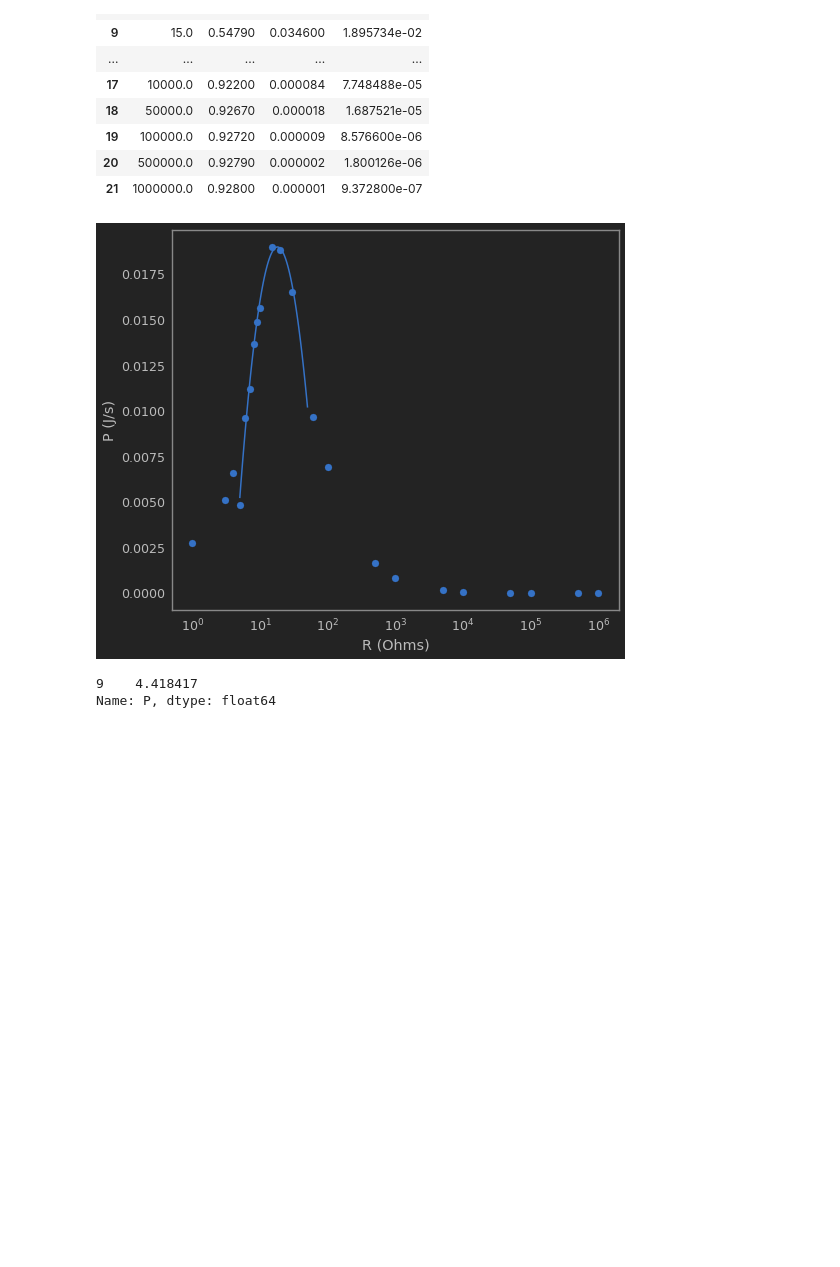
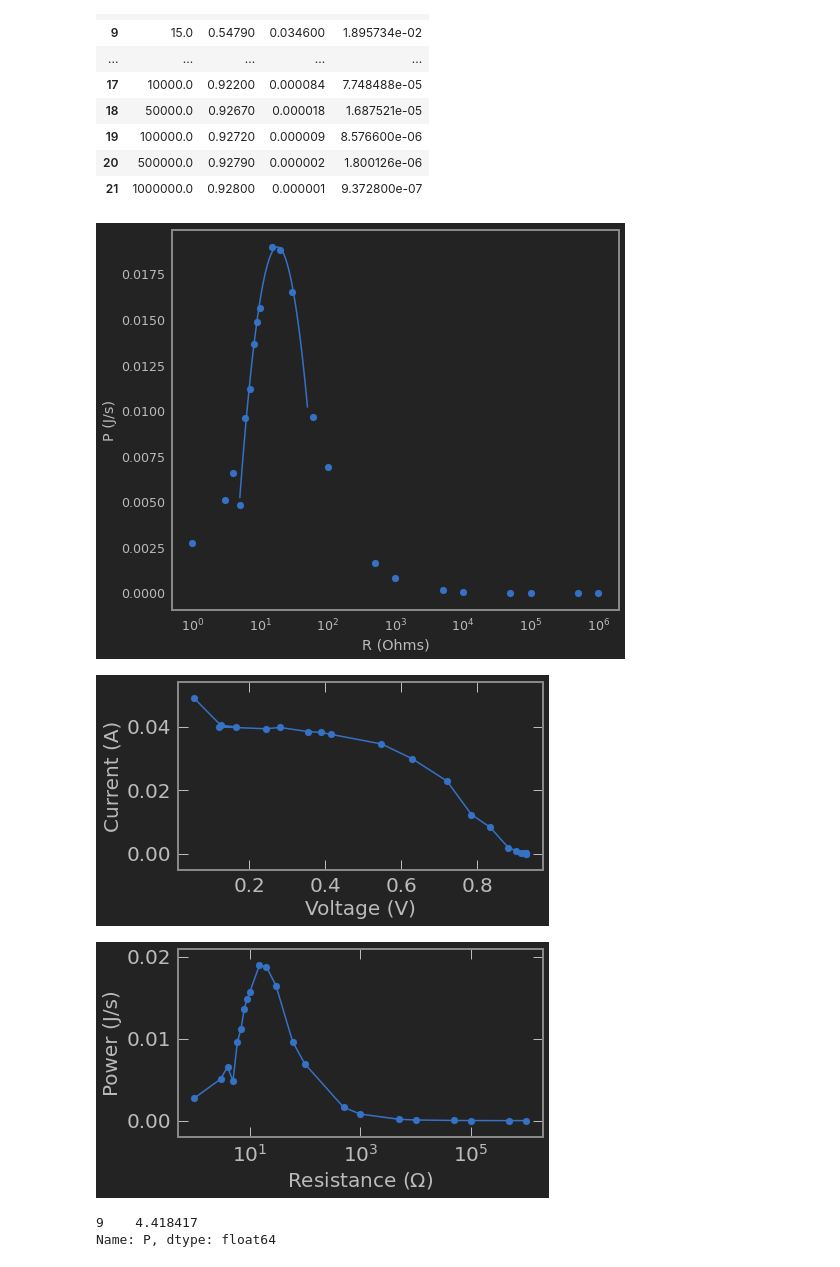
Before and after one commit to trevorm4x/APL-fuel-first, a Jupyter notebook: Lab/Lab1/APL_1_cell.ipynb, the cells around one changed output. Saved outputs shown, nothing was run; the diff lists cells and outputs as text; code cells hidden in the pictures; blank space fills up the shorter version.

```diff
--- a/Lab/Lab1/APL_1_cell.ipynb
+++ b/Lab/Lab1/APL_1_cell.ipynb
@@ -7,0 +10,5 @@ jtplot.style(theme = 'monokai', context = 'notebook', ticks = False, grid = Fals
+# %%
+# Edit the font, font size, and axes width
+# mpl.rcParams['font.family'] = 'Avenir'
+plt.rcParams['font.size'] = 24
+plt.rcParams['axes.linewidth'] = 2
@@ -228,6 +337,8 @@ res
 # %%
 import seaborn as sns
 from scipy.optimize import curve_fit
+# %%
+rohms = r'Resistance ($\mathregular{\Omega}$)'
 # %%
 n = sum(res.P[:5])
 mean = sum(res.R[:5]*res.P[:5])/n
@@ -263,7 +381,7 @@ res = pd.DataFrame({
         0.0560, 0.1256, 0.165, 0.12036, 0.2432,
         0.2815, 0.3544, 0.3881, 0.4162, 0.5479,
         0.6281, 0.7195, 0.7844, 0.8332, 0.8813,
-        0.9007, 0.9156, 0.922, 0.9267, 0.9272,
+        0.9007, 0.9156, 0.9220, 0.9267, 0.9272,
         0.9279, 0.9280,
     ],
     'I': [
@@ -297,14 +415,20 @@ res
 # %%
 fit = np.polyfit(np.log10(res.R[3:11]), res.P[3:11], 2)
 x = np.linspace(.7, 1.7, 110)
 plt.plot(10**x, fit[0]*x**2 + fit[1]*x + fit[2])
 plt.scatter(res.R, res.P)
 plt.xscale('log')
 plt.xlabel('R (Ohms)')
 plt.ylabel('P (J/s)')
 plt.show()
+my_graph(res.V, res.I, 'linear', 'linear', 'Voltage (V)',
+         'Current (A)', 'l1_d_1_trial_b', 'linear')
+my_graph(res.R, res.P, 'log', 'linear',  rohms,
+         'Power (J/s)', 'l1_d_2_trial_b', 'linear')
 # %% [output]
-[figure, old version]
+[figure, new version]
+[figure, added]
+[figure, added]
 # %%
 """
 This value below corresponds to the difference in measured power at 15 ohms
```
Also changed, not shown: parts of 52 cells of this notebook, 24 other files.
